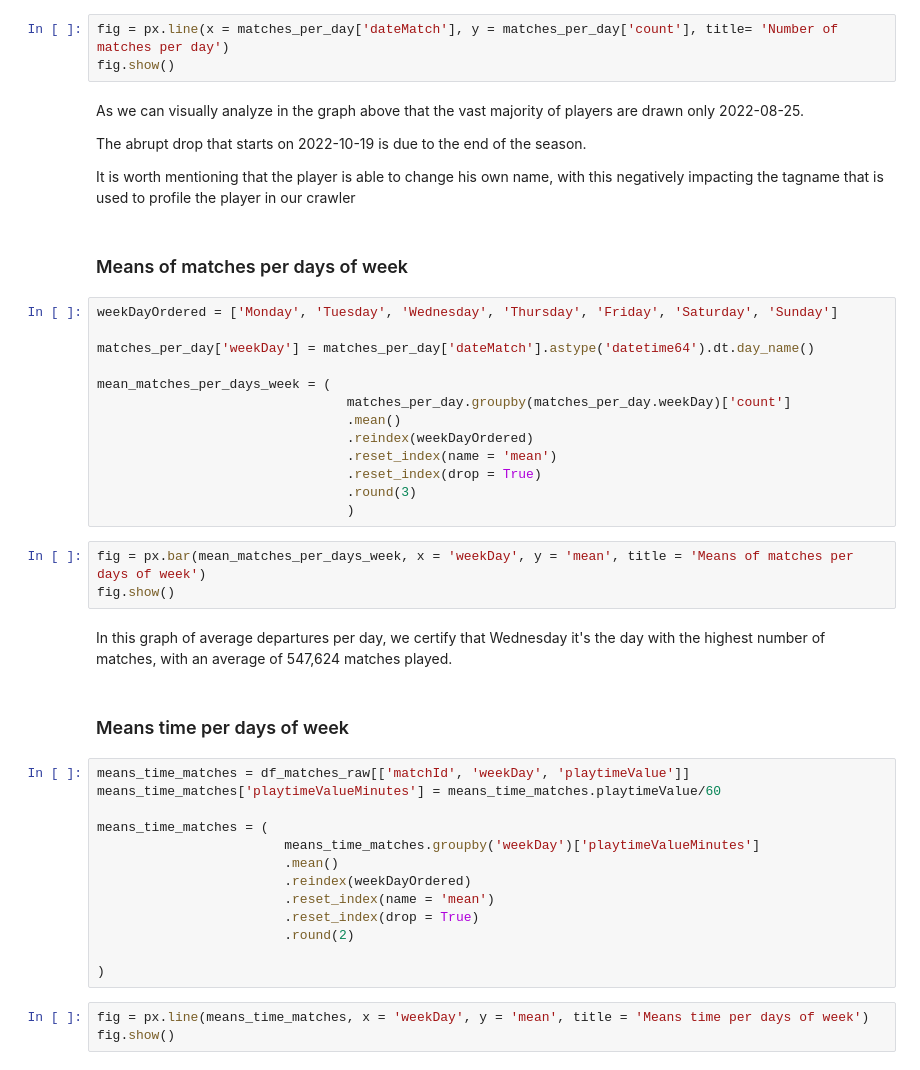
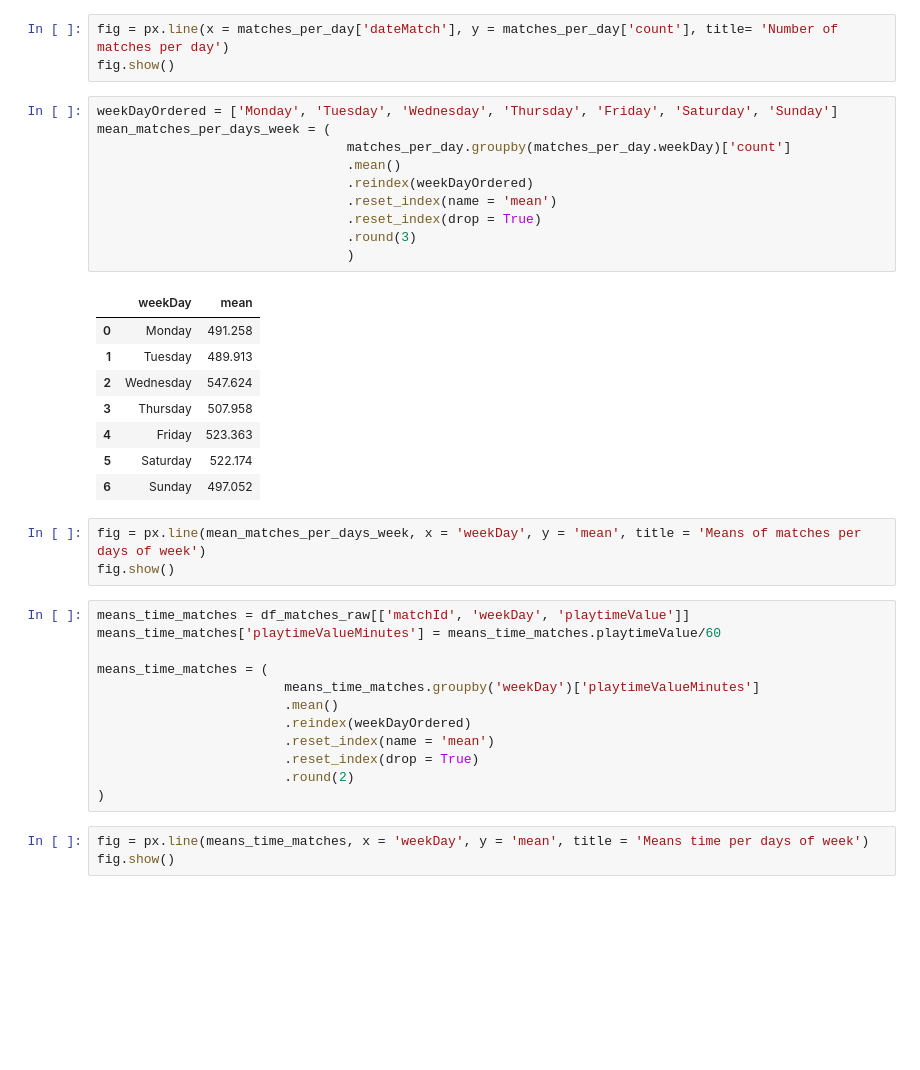
Before and after one commit to aalvestech/tcc_fia_valorant, a Jupyter notebook: notebook/notebook_eda.ipynb, the cells around one changed output. Saved outputs shown, nothing was run; the diff lists cells and outputs as text; blank space fills up the shorter version.

```diff
--- a/notebook/notebook_eda.ipynb
+++ b/notebook/notebook_eda.ipynb
@@ -116,34 +116,28 @@ matches_per_day = (
 # %%
 fig = px.line(x = matches_per_day['dateMatch'], y = matches_per_day['count'], title= 'Number of matches per day')
 fig.show()
-# %% [markdown]
-As we can visually analyze in the graph above that the vast majority of players are drawn only 2022-08-25.
-
-The abrupt drop that starts on 2022-10-19 is due to the end of the season.
-
-It is worth mentioning that the player is able to change his own name, with this negatively impacting the tagname that is used to profile the player in our crawler
-# %% [markdown]
-### Means of matches per days of week
 # %%
 weekDayOrdered = ['Monday', 'Tuesday', 'Wednesday', 'Thursday', 'Friday', 'Saturday', 'Sunday']
-
-matches_per_day['weekDay'] = matches_per_day['dateMatch'].astype('datetime64').dt.day_name()
-
 mean_matches_per_days_week = (
                                 matches_per_day.groupby(matches_per_day.weekDay)['count']
                                 .mean()
                                 .reindex(weekDayOrdered)
                                 .reset_index(name = 'mean')
                                 .reset_index(drop = True)
                                 .round(3)
                                 )
+# %% [output]
+|  | weekDay | mean |
+| 0 | Monday | 491.258 |
+| 1 | Tuesday | 489.913 |
+| 2 | Wednesday | 547.624 |
+| 3 | Thursday | 507.958 |
+| 4 | Friday | 523.363 |
+| 5 | Saturday | 522.174 |
+| 6 | Sunday | 497.052 |
 # %%
-fig = px.bar(mean_matches_per_days_week, x = 'weekDay', y = 'mean', title = 'Means of matches per days of week')
+fig = px.line(mean_matches_per_days_week, x = 'weekDay', y = 'mean', title = 'Means of matches per days of week')
 fig.show()
-# %% [markdown]
-In this graph of average departures per day, we certify that Wednesday it's the day with the highest number of matches, with an average of 547,624 matches played.
-# %% [markdown]
-### Means time per days of week
 # %%
 means_time_matches = df_matches_raw[['matchId', 'weekDay', 'playtimeValue']]
 means_time_matches['playtimeValueMinutes'] = means_time_matches.playtimeValue/60
@@ -155,7 +149,6 @@ means_time_matches = (
                         .reset_index(name = 'mean')
                         .reset_index(drop = True)
                         .round(2)
-
 )
 # %%
 fig = px.line(means_time_matches, x = 'weekDay', y = 'mean', title = 'Means time per days of week')
```
Also changed, not shown: parts of 32 cells of this notebook, 1 other file.
